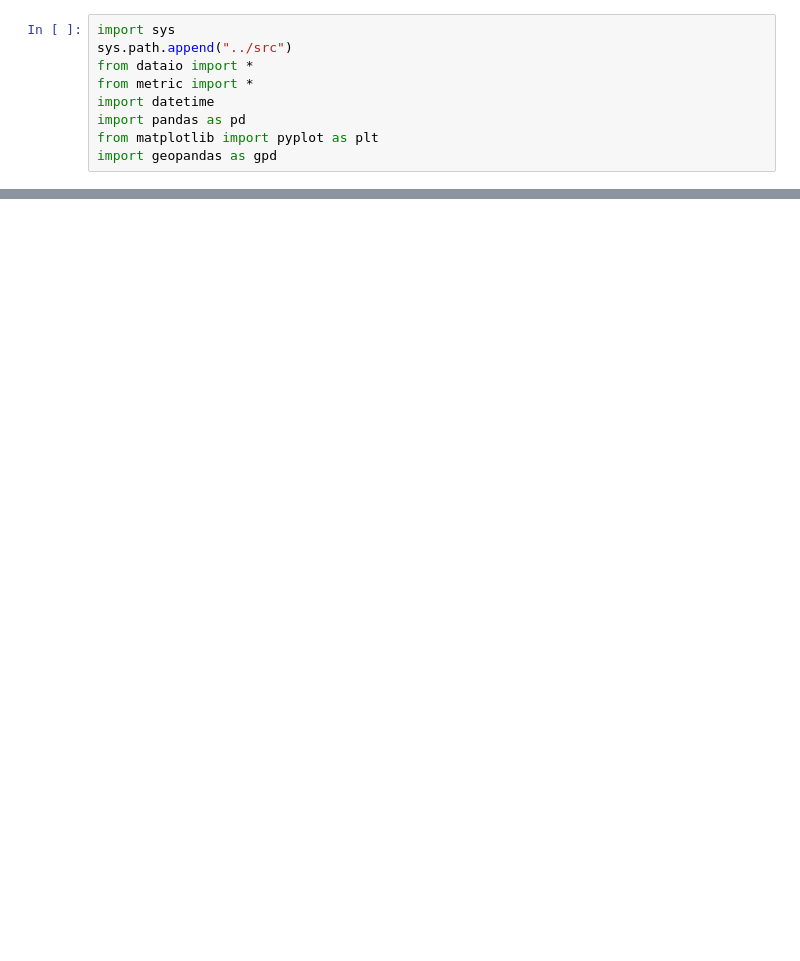
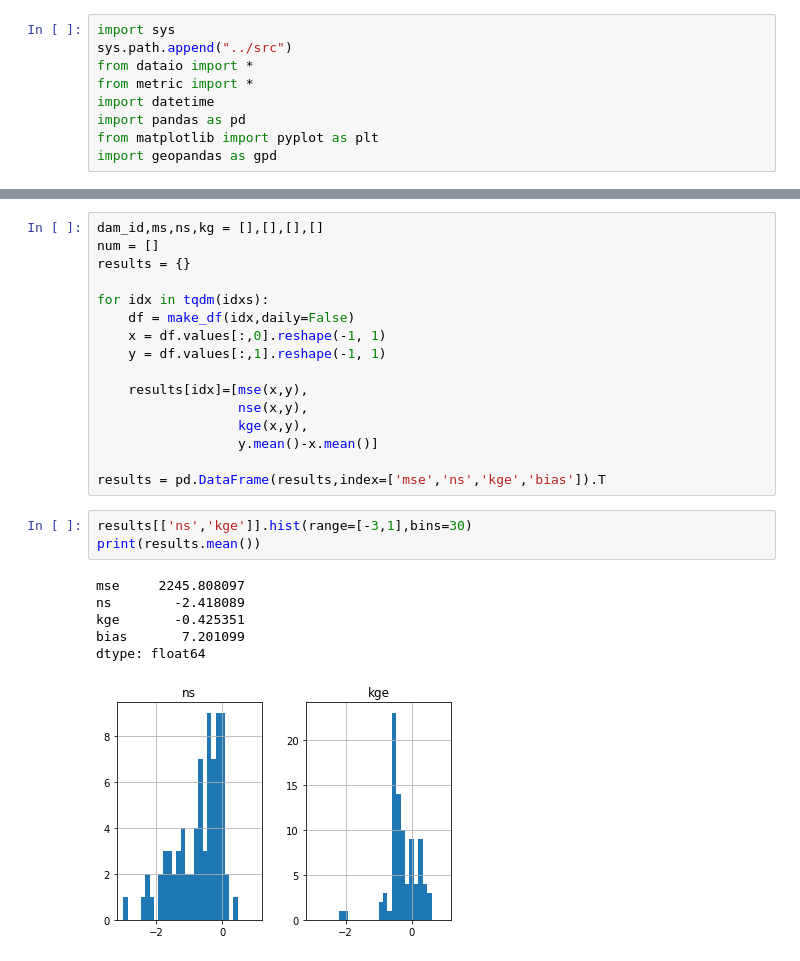
Before and after one commit to TristHas/Hydro, a Jupyter notebook: hydro_exp/2. CamaFlood Evaluation.ipynb, the cells around one changed output, grey strips where cells are left out. Cells and saved outputs as stored; diff of their text form; blank space fills up the shorter version.

```diff
--- a/hydro_exp/2. CamaFlood Evaluation.ipynb
+++ b/hydro_exp/2. CamaFlood Evaluation.ipynb
@@ -115,0 +137,26 @@ plt.show()
+# %%
+dam_id,ms,ns,kg = [],[],[],[]
+num = []
+results = {}
+
+for idx in tqdm(idxs):
+    df = make_df(idx,daily=False)
+    x = df.values[:,0].reshape(-1, 1)
+    y = df.values[:,1].reshape(-1, 1)
+
+    results[idx]=[mse(x,y),
+                  nse(x,y),
+                  kge(x,y),
+                  y.mean()-x.mean()]
+
+results = pd.DataFrame(results,index=['mse','ns','kge','bias']).T
+# %%
+results[['ns','kge']].hist(range=[-3,1],bins=30)
+print(results.mean())
+# %% [output]
+mse     2245.808097
+ns        -2.418089
+kge       -0.425351
+bias       7.201099
+dtype: float64
+[figure, added]
```
Also changed, not shown: parts of 23 cells of this notebook.
